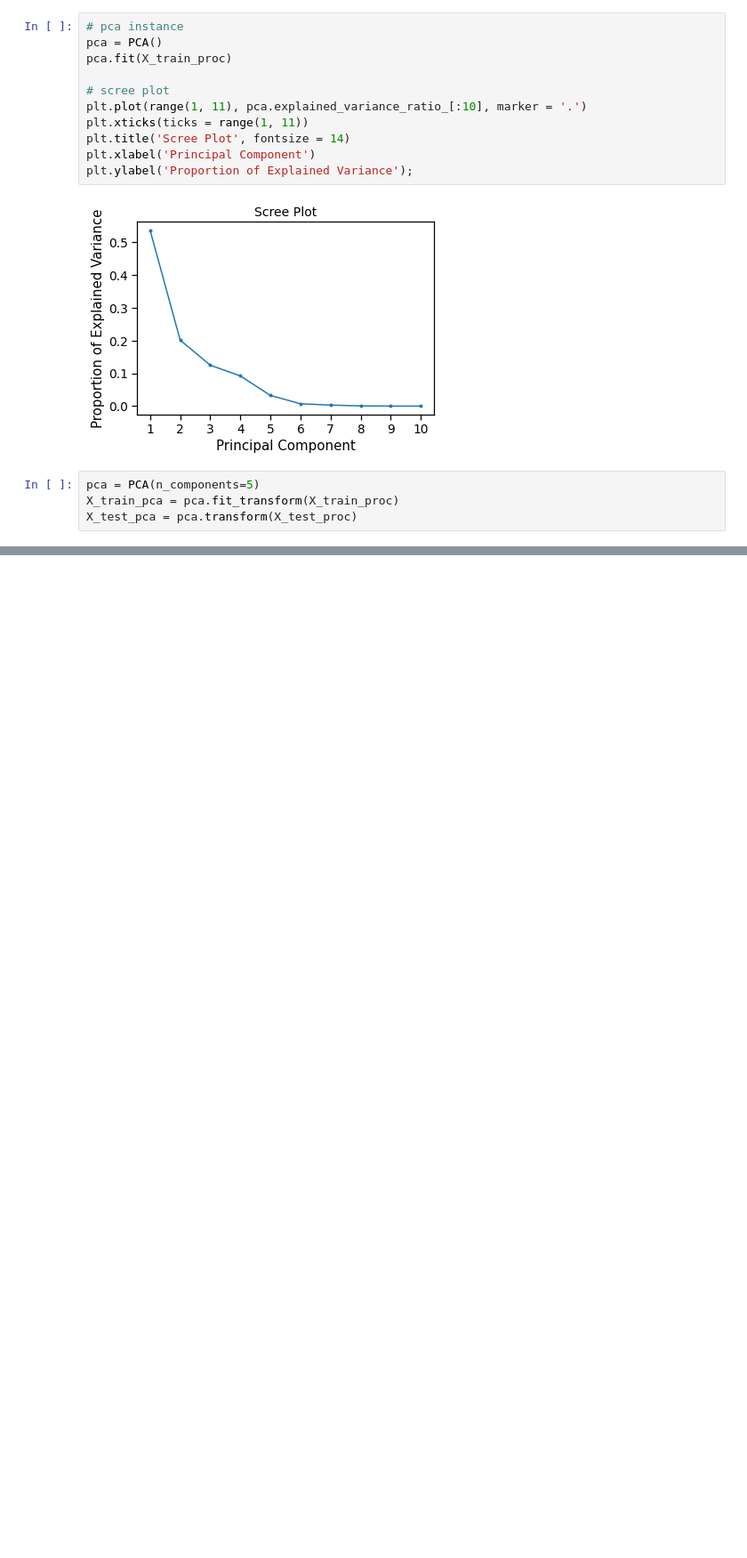
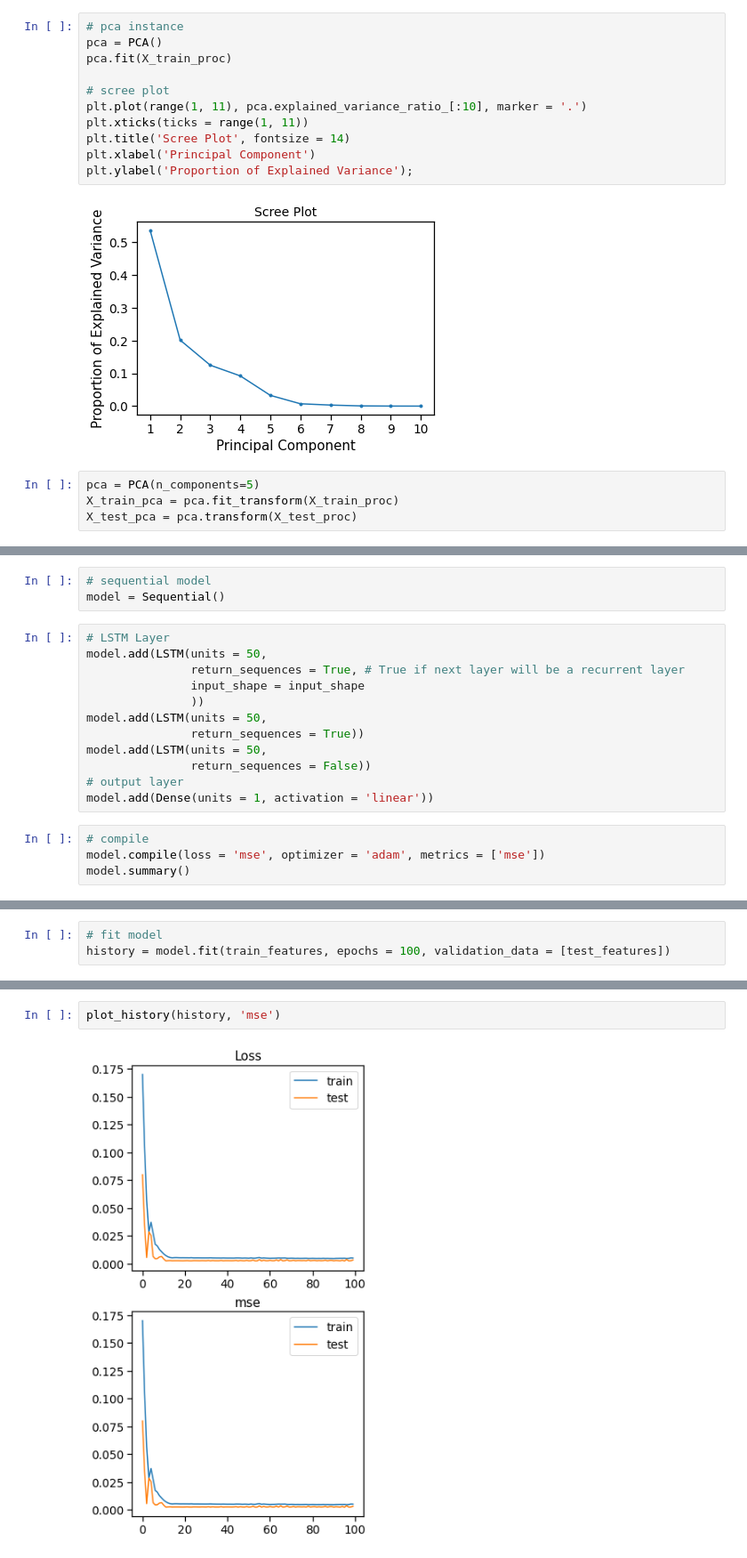
Before and after one commit to vincebarokie/crypto_model, a Jupyter notebook: crypto_price_machine_learning_model.ipynb, the cells around one changed output, grey strips where cells are left out. Shown at 89% size. Saved outputs shown, nothing was run; the diff lists cells and outputs as text; blank space fills up the shorter version.

```diff
--- a/crypto_price_machine_learning_model.ipynb
+++ b/crypto_price_machine_learning_model.ipynb
@@ -619,0 +652,19 @@ actual_preds_plot(X_test, 'date', 'actual', 'predictions')
+# %%
+# sequential model
+model = Sequential()
+# %%
+# LSTM Layer
+model.add(LSTM(units = 50,
+               return_sequences = True, # True if next layer will be a recurrent layer
+               input_shape = input_shape
+               ))
+model.add(LSTM(units = 50,
+               return_sequences = True))
+model.add(LSTM(units = 50,
+               return_sequences = False))
+# output layer
+model.add(Dense(units = 1, activation = 'linear'))
+# %%
+# compile
+model.compile(loss = 'mse', optimizer = 'adam', metrics = ['mse'])
+model.summary()
@@ -619,0 +689,3 @@ actual_preds_plot(X_test, 'date', 'actual', 'predictions')
+# %%
+# fit model
+history = model.fit(train_features, epochs = 100, validation_data = [test_features])
@@ -619,0 +710,4 @@ actual_preds_plot(X_test, 'date', 'actual', 'predictions')
+# %%
+plot_history(history, 'mse')
+# %% [output]
+[figure, added]
```
Also changed, not shown: parts of 16 cells of this notebook.
